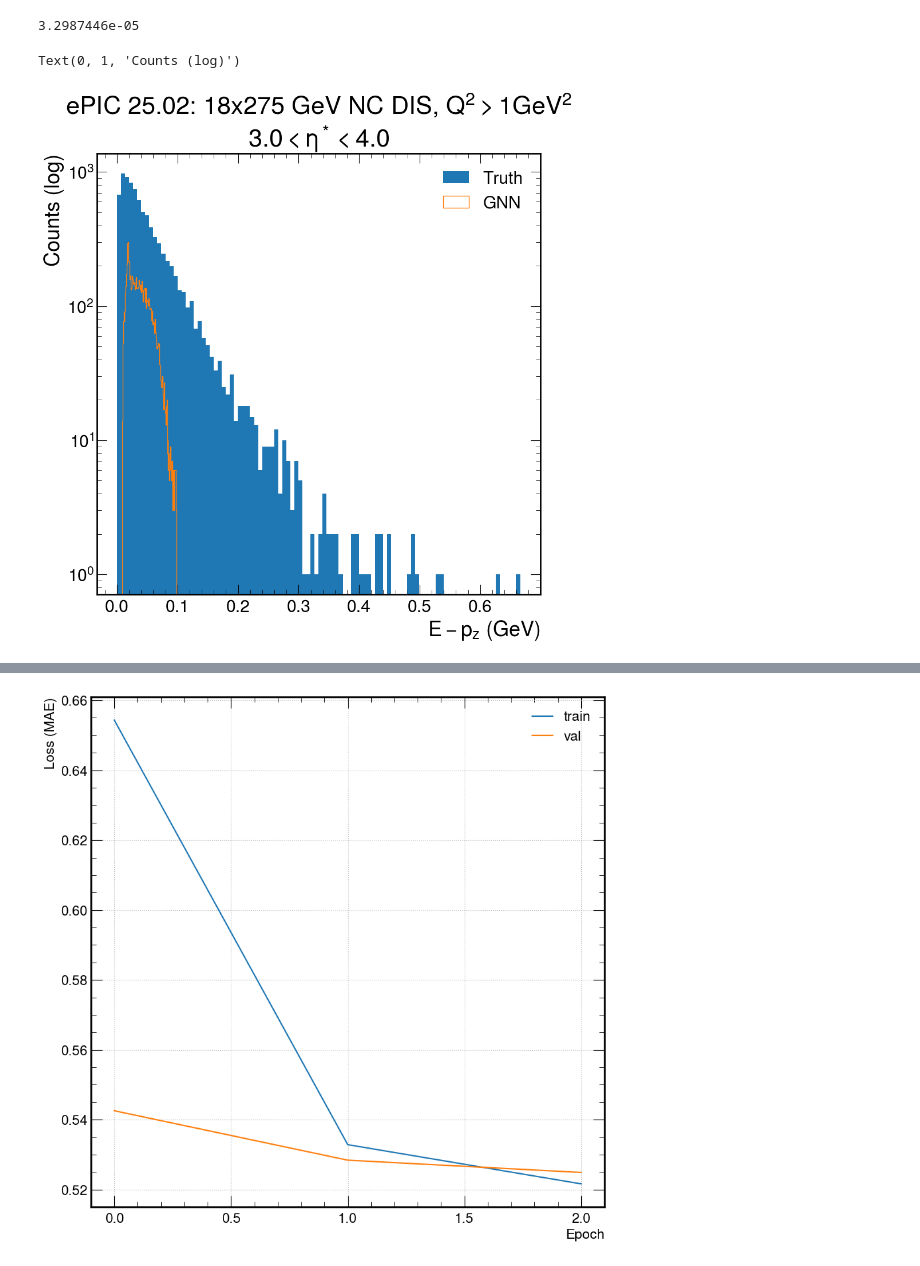
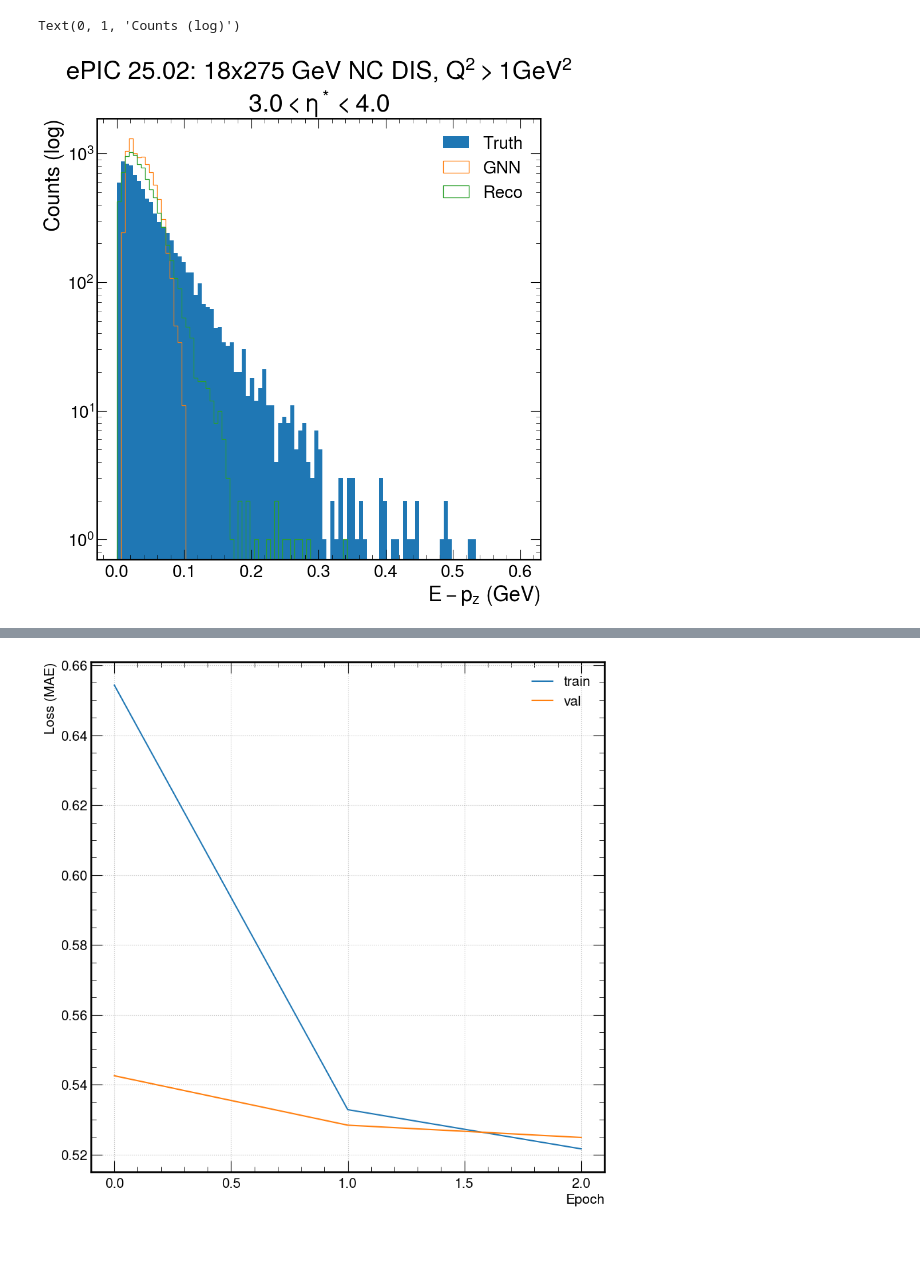
Before and after one commit to eiccodesign/regressiononly, a Jupyter notebook: src/notebooks/testing_new_output_pt_Eminuspz.ipynb, the cells around one changed output, grey strips where cells are left out. Drawn from its saved outputs; the diff is of its cells as text; code cells hidden in the pictures.

Commit message:
Added calculation of reco pt and E-pz

```diff
--- a/src/notebooks/testing_new_output_pt_Eminuspz.ipynb
+++ b/src/notebooks/testing_new_output_pt_Eminuspz.ipynb
@@ -26,7 +26,3 @@ predictions_E_minus_pz = predictions_unnormalized["E_minus_pz"]
 predictions_pt = predictions_unnormalized["transverse_momentum"]
 
 meta_info = npz_unpacked['meta']
-# %%
-print(min(targets_E_minus_pz))
-# %% [output]
-3.2987446e-05
@@ -33,12 +155,15 @@ print(min(targets_E_minus_pz))
+# %%
+reco_total_pt, reco_E_minus_pz, truth_E_minus_pz, truth_total_pt = get_strawman_reco(meta_info, eta_low=3, eta_high = 4)
 # %%
-plt.hist(targets_E_minus_pz, bins=100, label="Truth")
-plt.hist(predictions_E_minus_pz, bins=100, label="GNN", histtype='step')
+plt.hist(truth_E_minus_pz, bins=100, range=(0,.6), label="Truth")
+plt.hist(predictions_E_minus_pz, bins=100,range=(0,.6), label="GNN", histtype='step')
+plt.hist(reco_E_minus_pz, bins=100,range=(0,.6), label="Reco", histtype='step')
 plt.xlabel("$E-p_z$ (GeV)")
 plt.yscale('log')
 plt.title("ePIC 25.02: 18x275 GeV NC DIS, $Q^2 > 1 GeV^2$\n$3.0<\eta^*<4.0$")
 plt.legend()
 plt.ylabel("Counts (log)")
 # %% [output]
 Text(0, 1, 'Counts (log)')
-[figure, old version]
+[figure, new version]
 # %%
```
Also changed, not shown: parts of 2 cells of this notebook.
